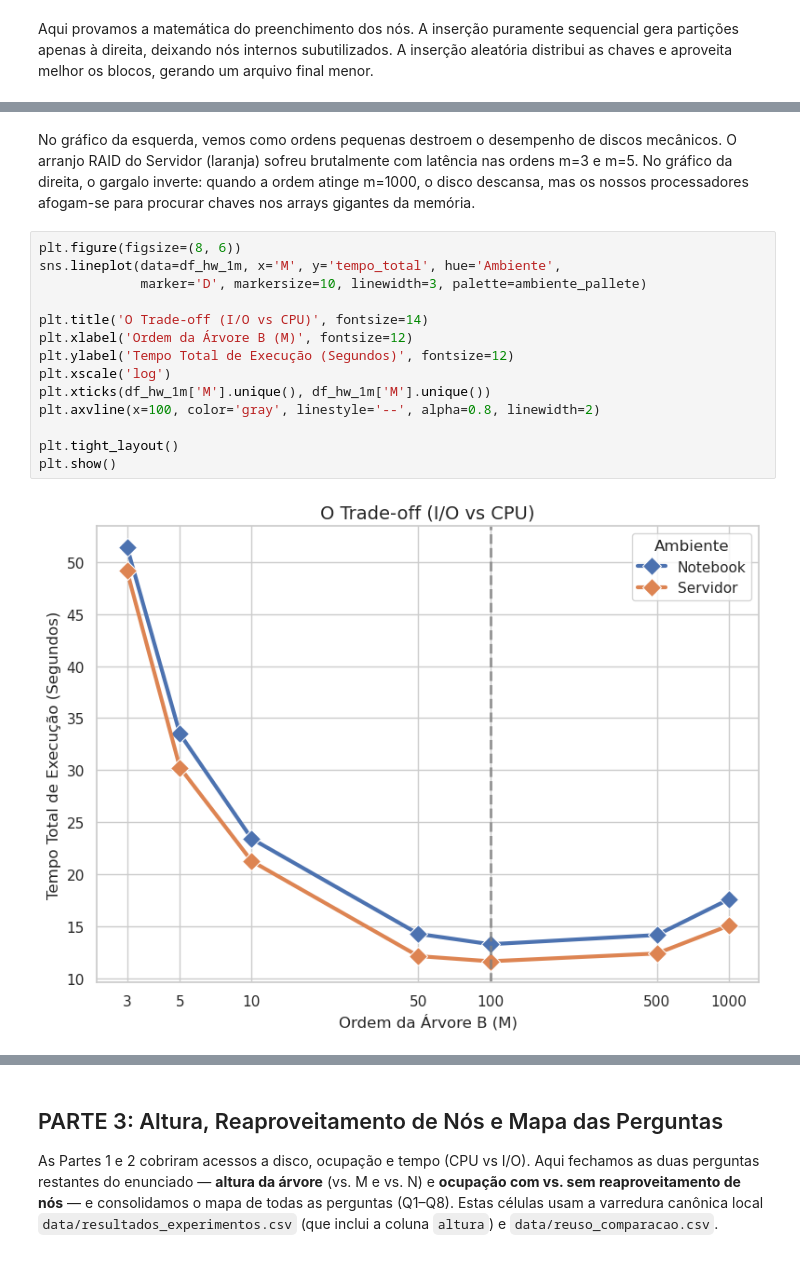
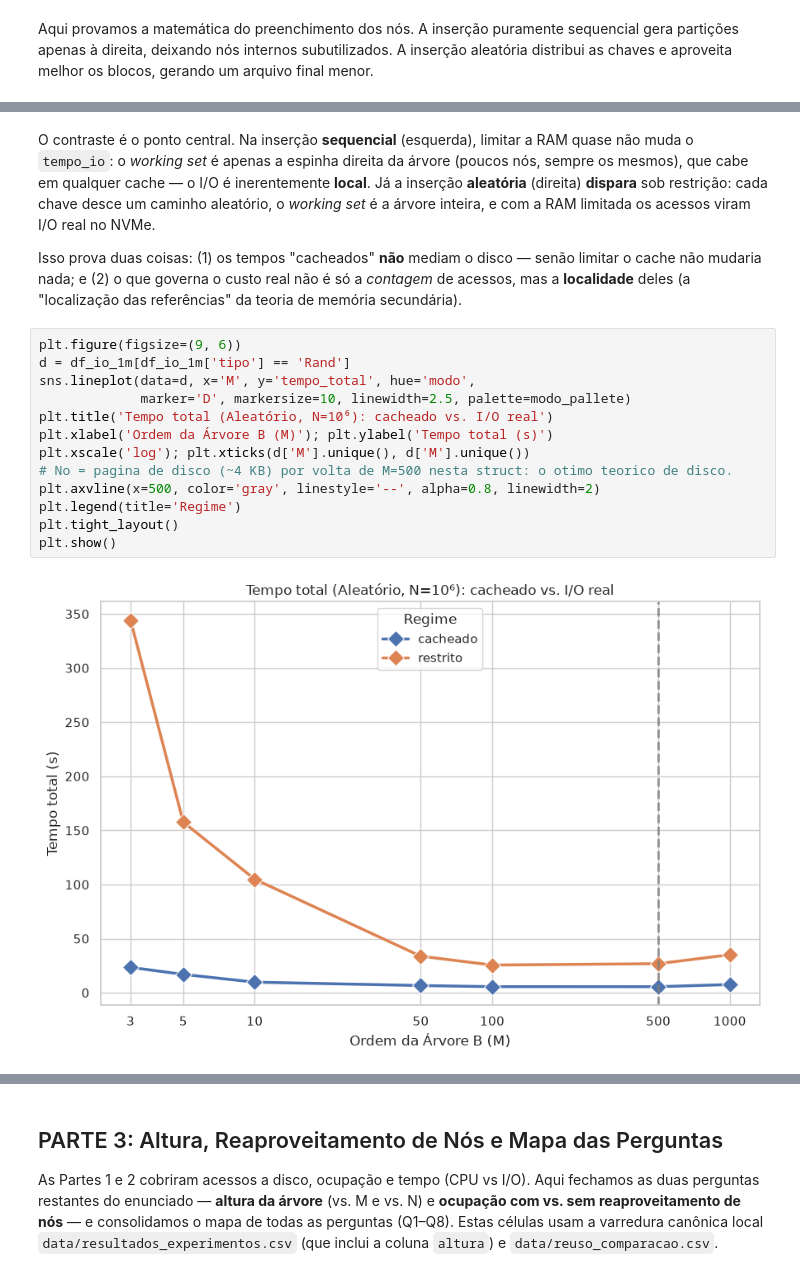
Before and after one commit to ySCalzzani/b-tree_implemetation-aed, a Jupyter notebook: analysis/analysis_sem_reuso.ipynb, the cells around one changed output, grey strips where cells are left out. Drawn from its saved outputs; the diff is of its cells as text.

```diff
--- a/analysis/analysis_sem_reuso.ipynb
+++ b/analysis/analysis_sem_reuso.ipynb
@@ -100,19 +102,20 @@ plt.show()
 # %% [markdown]
-No gráfico da esquerda, vemos como ordens pequenas destroem o desempenho de discos mecânicos. O arranjo RAID do Servidor (laranja) sofreu brutalmente com latência nas ordens m=3 e m=5. No gráfico da direita, o gargalo inverte: quando a ordem atinge m=1000, o disco descansa, mas os nossos processadores afogam-se para procurar chaves nos arrays gigantes da memória.
+O contraste é o ponto central. Na inserção **sequencial** (esquerda), limitar a RAM quase não muda o `tempo_io`: o *working set* é apenas a espinha direita da árvore (poucos nós, sempre os mesmos), que cabe em qualquer cache — o I/O é inerentemente **local**. Já a inserção **aleatória** (direita) **dispara** sob restrição: cada chave desce um caminho aleatório, o *working set* é a árvore inteira, e com a RAM limitada os acessos viram I/O real no NVMe.
+
+Isso prova duas coisas: (1) os tempos "cacheados" **não** mediam o disco — senão limitar o cache não mudaria nada; e (2) o que governa o custo real não é só a *contagem* de acessos, mas a **localidade** deles (a "localização das referências" da teoria de memória secundária).
 # %%
-plt.figure(figsize=(8, 6))
-sns.lineplot(data=df_hw_1m, x='M', y='tempo_total', hue='Ambiente',
-             marker='D', markersize=10, linewidth=3, palette=ambiente_pallete)
-
-plt.title('O Trade-off (I/O vs CPU)', fontsize=14)
-plt.xlabel('Ordem da Árvore B (M)', fontsize=12)
-plt.ylabel('Tempo Total de Execução (Segundos)', fontsize=12)
-plt.xscale('log')
-plt.xticks(df_hw_1m['M'].unique(), df_hw_1m['M'].unique())
-plt.axvline(x=100, color='gray', linestyle='--', alpha=0.8, linewidth=2)
-
+plt.figure(figsize=(9, 6))
+d = df_io_1m[df_io_1m['tipo'] == 'Rand']
+sns.lineplot(data=d, x='M', y='tempo_total', hue='modo',
+             marker='D', markersize=10, linewidth=2.5, palette=modo_pallete)
+plt.title('Tempo total (Aleatório, N=10⁶): cacheado vs. I/O real')
+plt.xlabel('Ordem da Árvore B (M)'); plt.ylabel('Tempo total (s)')
+plt.xscale('log'); plt.xticks(d['M'].unique(), d['M'].unique())
+# No = pagina de disco (~4 KB) por volta de M=500 nesta struct: o otimo teorico de disco.
+plt.axvline(x=500, color='gray', linestyle='--', alpha=0.8, linewidth=2)
+plt.legend(title='Regime')
 plt.tight_layout()
 plt.show()
 # %% [output]
-[figure, old version]
+[figure, new version]
 # %% [markdown]
```
Also changed, not shown: parts of 5 cells of this notebook, 6 other files.
